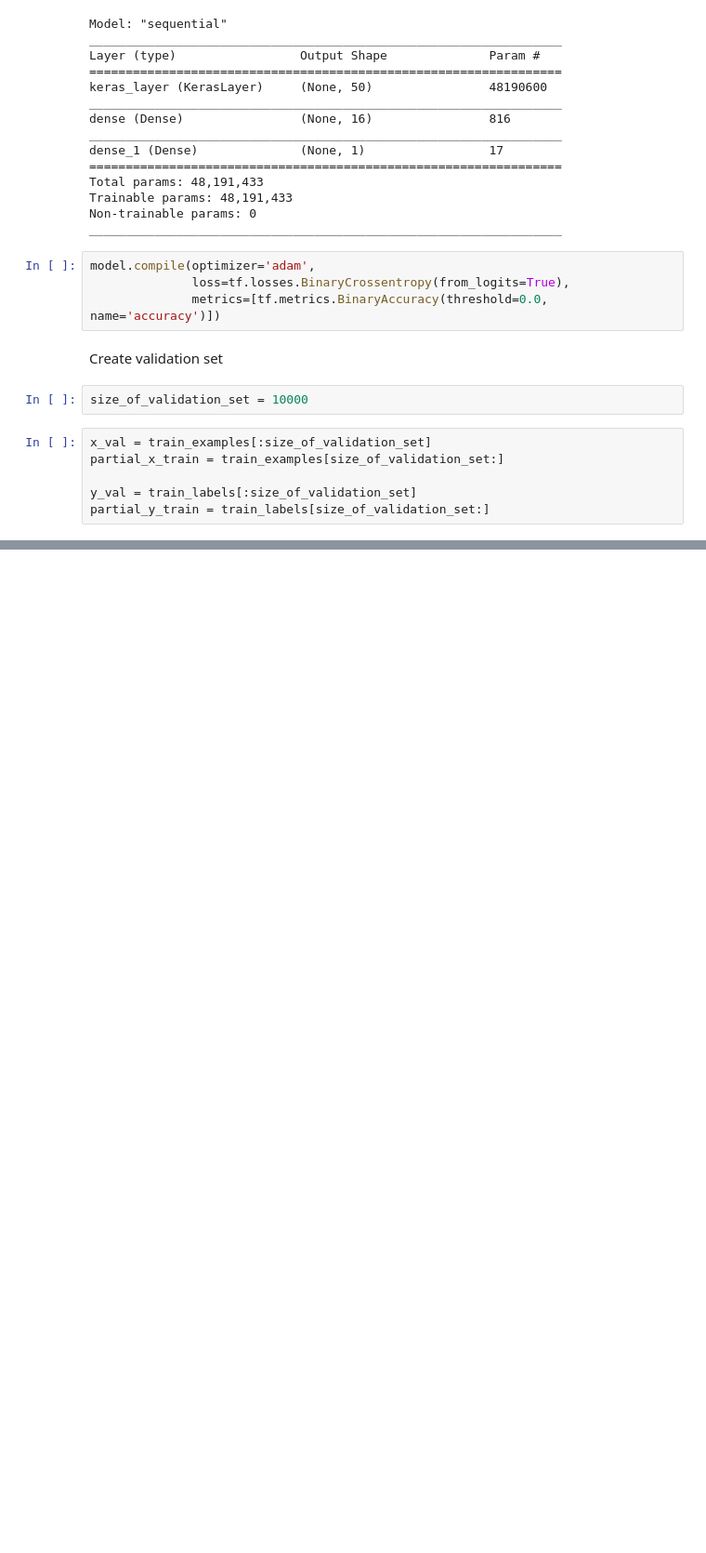
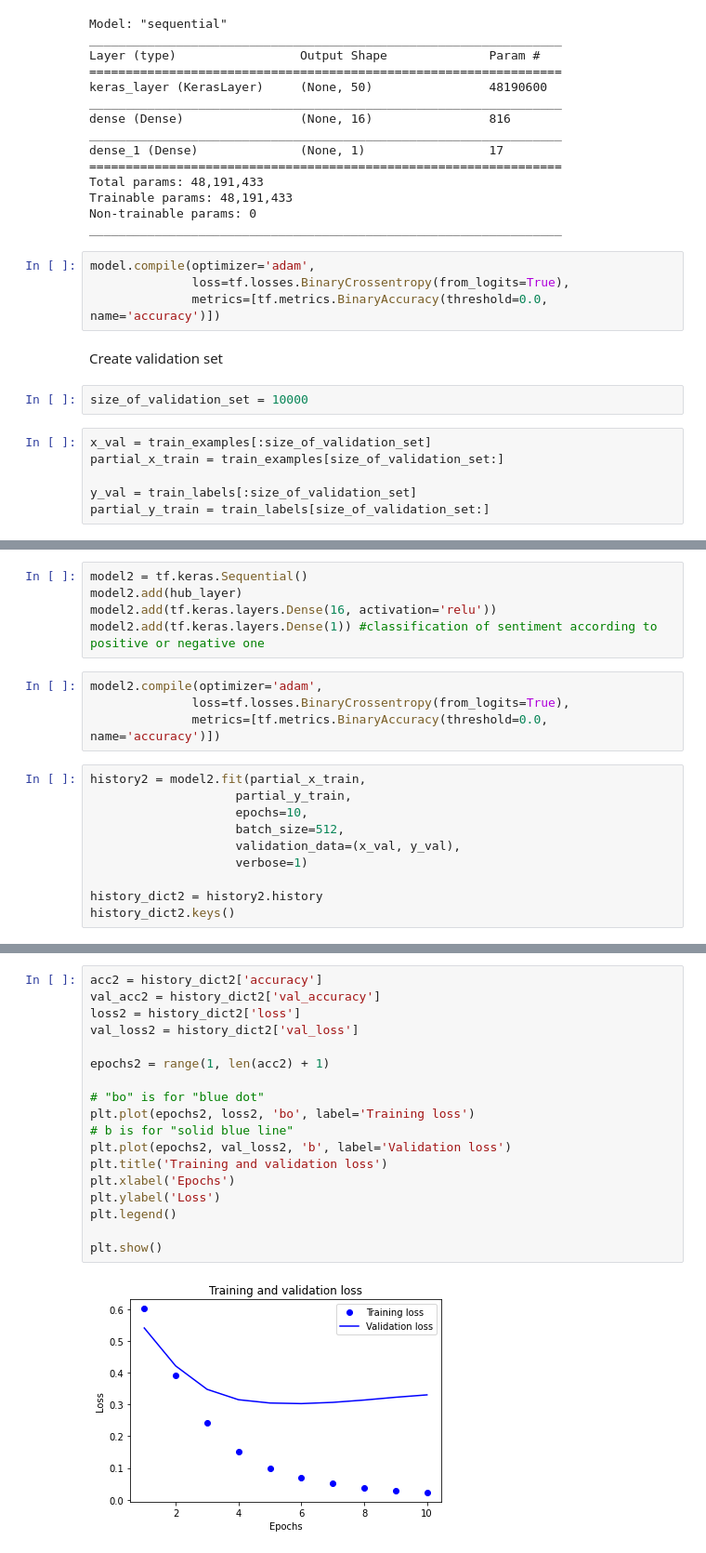
Before and after one commit to pro0255/NLP-tensorflow, a Jupyter notebook: Text classification/Text classification.ipynb, the cells around one changed output, grey strips where cells are left out. Shown at 93% size. Cells and saved outputs as stored; diff of their text form; blank space fills up the shorter version.

```diff
--- a/Text classification/Text classification.ipynb
+++ b/Text classification/Text classification.ipynb
@@ -160,0 +170,19 @@ plt.show()
+# %%
+model2 = tf.keras.Sequential()
+model2.add(hub_layer)
+model2.add(tf.keras.layers.Dense(16, activation='relu'))
+model2.add(tf.keras.layers.Dense(1)) #classification of sentiment according to positive or negative one
+# %%
+model2.compile(optimizer='adam',
+              loss=tf.losses.BinaryCrossentropy(from_logits=True),
+              metrics=[tf.metrics.BinaryAccuracy(threshold=0.0, name='accuracy')])
+# %%
+history2 = model2.fit(partial_x_train,
+                    partial_y_train,
+                    epochs=10,
+                    batch_size=512,
+                    validation_data=(x_val, y_val),
+                    verbose=1)
+
+history_dict2 = history2.history
+history_dict2.keys()
@@ -160,0 +211,20 @@ plt.show()
+# %%
+acc2 = history_dict2['accuracy']
+val_acc2 = history_dict2['val_accuracy']
+loss2 = history_dict2['loss']
+val_loss2 = history_dict2['val_loss']
+
+epochs2 = range(1, len(acc2) + 1)
+
+# "bo" is for "blue dot"
+plt.plot(epochs2, loss2, 'bo', label='Training loss')
+# b is for "solid blue line"
+plt.plot(epochs2, val_loss2, 'b', label='Validation loss')
+plt.title('Training and validation loss')
+plt.xlabel('Epochs')
+plt.ylabel('Loss')
+plt.legend()
+
+plt.show()
+# %% [output]
+[figure, added]
```
Also changed, not shown: parts of 7 cells of this notebook, 3 other files.
